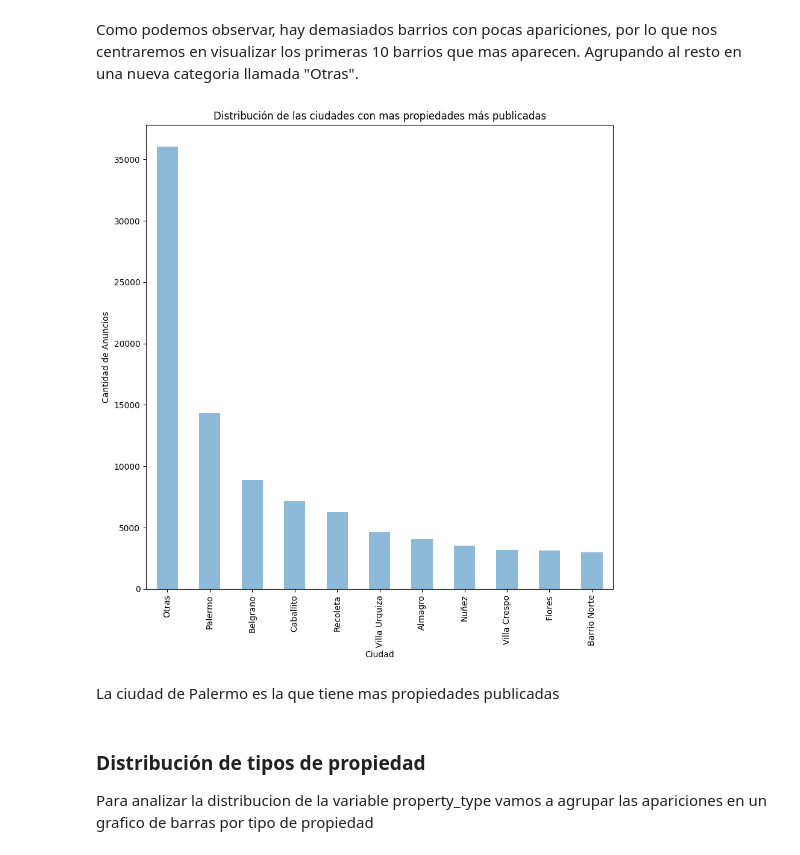
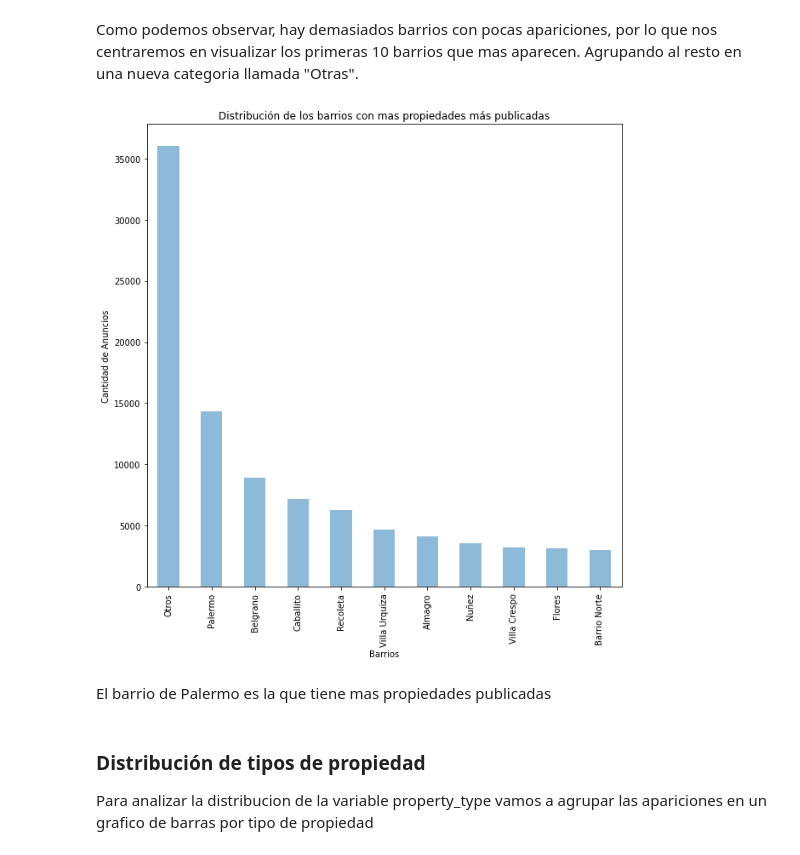
Before and after one commit to Naza26/7506R-2C2022-GRUPO01, a Jupyter notebook: 7506R_TP1_GRUPO1_ENTREGA.ipynb, the cells around one changed output. Saved outputs shown, nothing was run; the diff lists cells and outputs as text; code cells hidden in the pictures.

```diff
--- a/7506R_TP1_GRUPO1_ENTREGA.ipynb
+++ b/7506R_TP1_GRUPO1_ENTREGA.ipynb
@@ -469,14 +494,14 @@ top10 = ds_filtrado['place_l3'].value_counts().head(10)
 # %%
 ds_otros_barrios = ds_filtrado[~ds_filtrado['place_l3'].isin(top10.index)] # tomamos solo con las observaciones que no pertenecen al top 10 de barrios
 frecuencia_otras = ds_otros_barrios.shape[0]
-otras = pd.Series(data=[frecuencia_otras], index=["Otras"])
+otras = pd.Series(data=[frecuencia_otras], index=["Otros"])
 distribucion_por_barrios = pd.concat([otras,top10])
 
 ax = distribucion_por_barrios.plot.bar(alpha=0.5 , title="Distribución de los barrios con mas propiedades más publicadas" , xlabel="Barrios" , ylabel="Cantidad de Anuncios",figsize=(10, 10))
 # %% [output]
-[figure, old version]
+[figure, new version]
 # %% [markdown]
-La ciudad de Palermo es la que tiene mas propiedades publicadas
+El barrio de Palermo es la que tiene mas propiedades publicadas
 # %% [markdown]
 ### Distribución de tipos de propiedad
 
```
Also changed, not shown: parts of 35 cells of this notebook.
